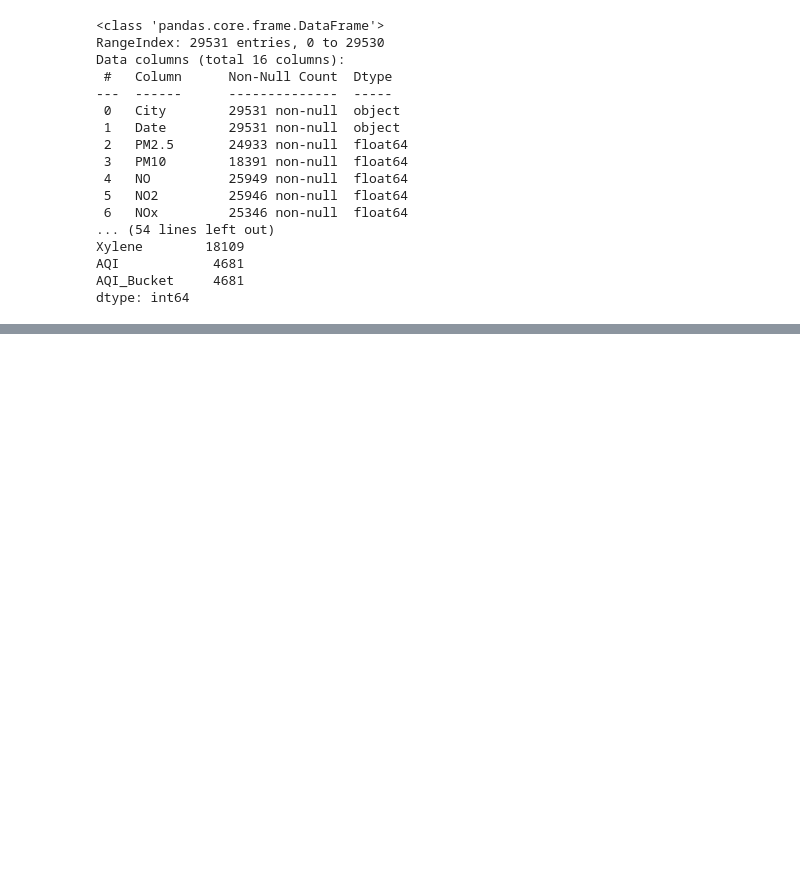
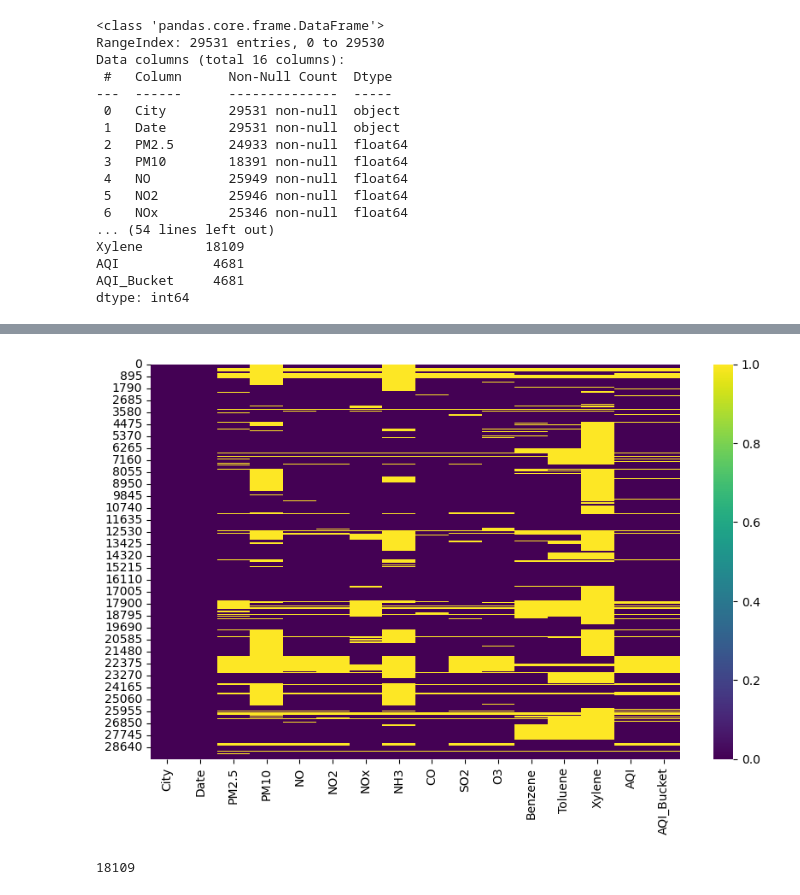
Before and after one commit to DARKPHOENIXARISE/PROJECT_AIR_QUALITY_RISKS, a Jupyter notebook: AIR_QUALITY_RISK_project.ipynb, the cells around one changed output, grey strips where cells are left out. Drawn from its saved outputs; the diff is of its cells as text; code cells hidden in the pictures; blank space fills up the shorter version.

```diff
--- a/AIR_QUALITY_RISK_project.ipynb
+++ b/AIR_QUALITY_RISK_project.ipynb
@@ -69,0 +91,13 @@ dtype: int64
+# %%
+import seaborn as sns
+import matplotlib.pyplot as plt
+
+plt.figure(figsize=(10,6))
+sns.heatmap(df.isnull(), cbar=True, cmap="viridis")
+plt.show()
+# %% [output]
+[figure, added]
+# %%
+print(df["Xylene"].isnull().sum()) # Out of (29531) rows "Xylene" had (18109) NaN values, hence won't gonna use it
+# %% [output]
+18109
```
Also changed, not shown: parts of 20 cells of this notebook.
